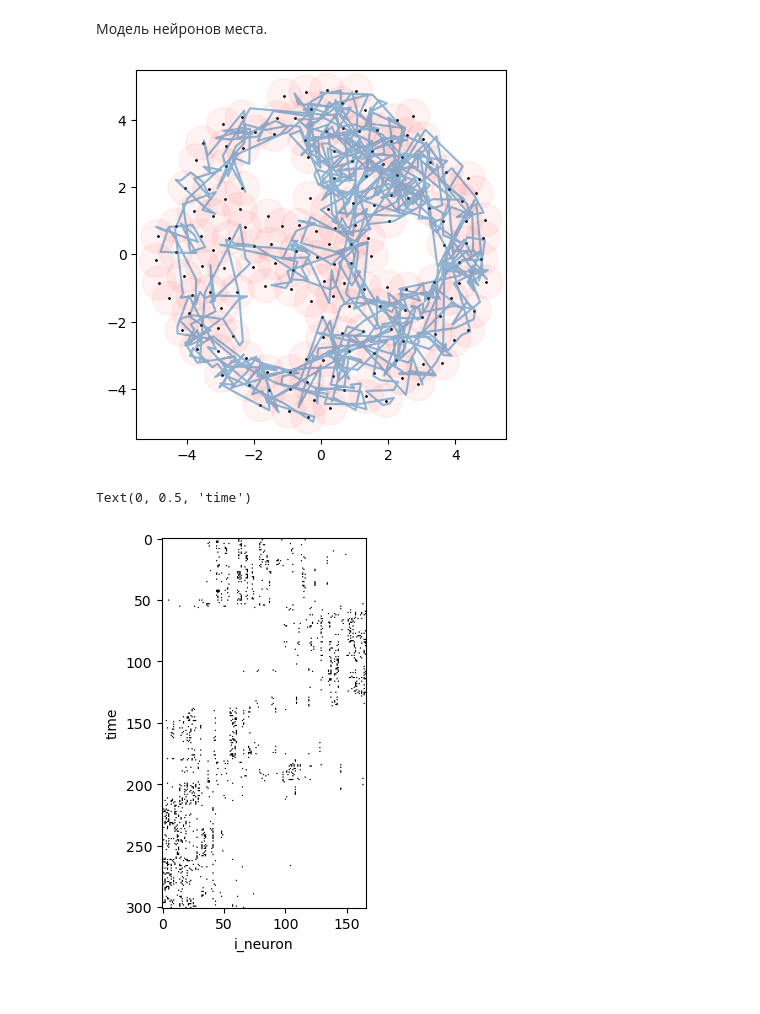
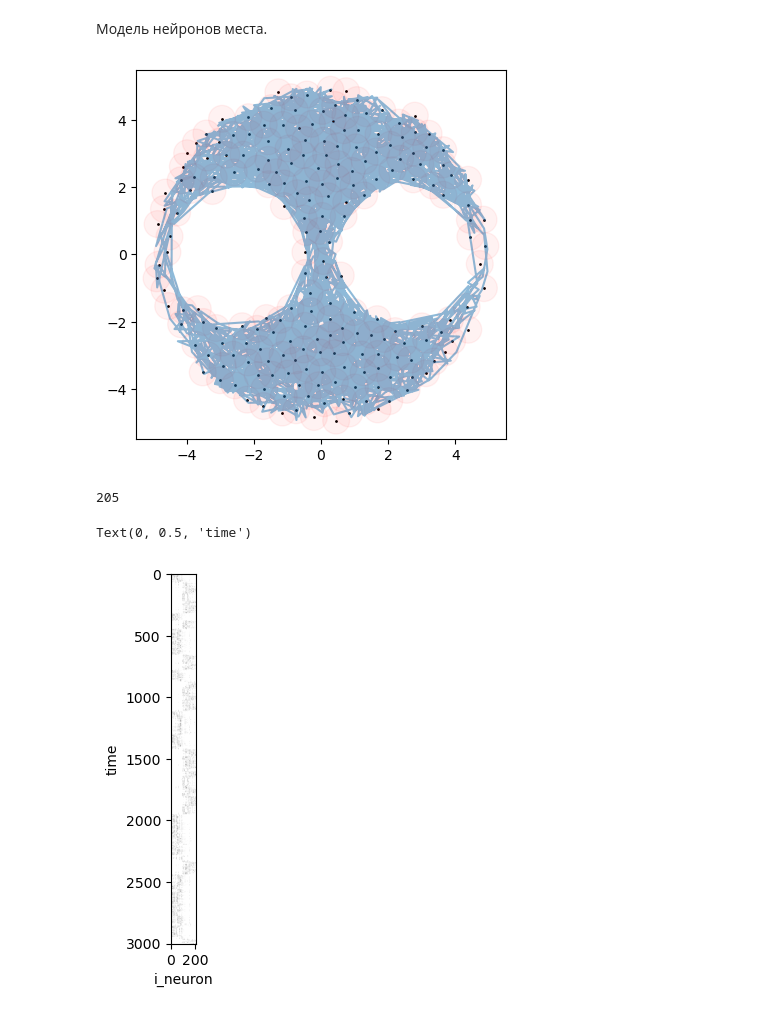
Before and after one commit to bekemax/cognitive-maps, a Jupyter notebook: example.ipynb, the cells around one changed output. Cells and saved outputs as stored; diff of their text form; code cells hidden in the pictures.

```diff
--- a/example.ipynb
+++ b/example.ipynb
@@ -19,9 +21,9 @@ from model import PlaceCellsModel
 # %%
-m = PlaceCellsModel(n_holes=3, move_time_frac=0.8)
+m = PlaceCellsModel(n_holes=2, move_time_frac=0.99, n_cells=1024, cell_radius=0.04, sigma_activation=1.)
 
 geo = m.geometry
 
-traj = m.sample_Levy_walk(n_steps=1_000, min_step=0.1, max_step=3., exponent=1.5)
+traj = m.sample_Levy_walk(n_steps=2_000, min_step=0.3, max_step=5., exponent=1.5)
 
 points = m.cells
 
@@ -29,7 +31,7 @@ fig, ax = plt.subplots()
 
 _ = ax.scatter(points[:,0], points[:,1], c='black', s=1.)
 
-circles = [plt.Circle((xi, yi), radius=0.05*10, fill=True, alpha=0.05, color='red') for xi, yi in points]
+circles = [plt.Circle((xi, yi), radius=0.04*10, fill=True, alpha=0.05, color='red') for xi, yi in points]
 
 collection = PatchCollection(circles, match_original=True)
 ax.add_collection(collection)
@@ -44,4 +46,4 @@ _ = ax.plot(traj[:,0], traj[:,1], alpha=0.5)
 
 plt.show()
 # %% [output]
-[figure, old version]
+[figure, new version]
@@ -50,8 +50,14 @@ s = m.sample_signal(n_steps=300)
+# %%
+m.n_cells
+# %% [output]
+205
 # %%
+s = m.sample_signal(n_steps=3_000)
+
 plt.imshow(1-s, cmap='gray')
 
 plt.xlabel('i_neuron')
 plt.ylabel('time')
 # %% [output]
 Text(0, 0.5, 'time')
-[figure, old version]
+[figure, new version]
```
Also changed, not shown: parts of 9 cells of this notebook, 2 other files.
